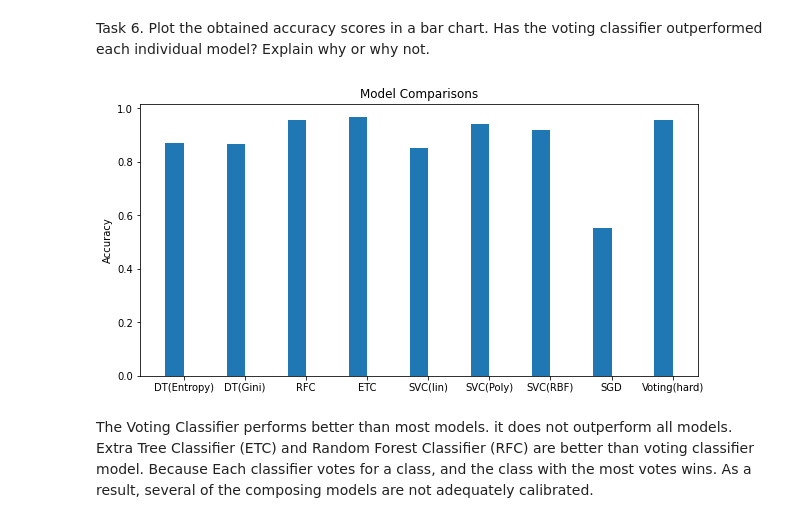
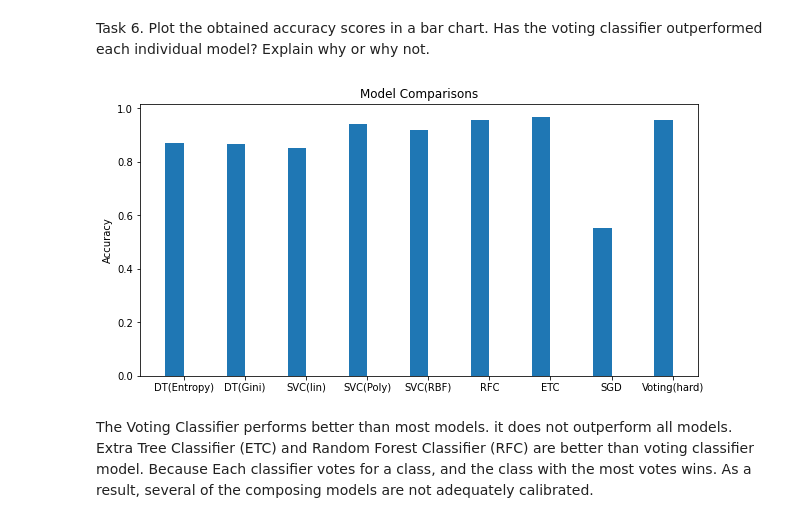
Before and after one commit to sg758253/sg1205, a Jupyter notebook: ADVDS/project5/letter_recognition.ipynb, the cells around one changed output. Drawn from its saved outputs; the diff is of its cells as text; code cells hidden in the pictures.

```diff
--- a/ADVDS/project5/letter_recognition.ipynb
+++ b/ADVDS/project5/letter_recognition.ipynb
@@ -220,21 +220,21 @@ Task 6. Plot the obtained accuracy scores in a bar chart. Has the voting classif
 # %%
 # Plotting all models
 
-labels = ['DT(Entropy)', 'DT(Gini)', 'RFC', 'ETC', 'SVC(lin)', 'SVC(Poly)', 'SVC(RBF)', 'SGD', 'Voting(hard)']
-training_scores = [dt_entropy_score, dt_gini_score, rfc_score, etc_score, svc_linear_score , svc_poly_score, svc_rbf_score, sgd_score, hard_voting_score]
+labels = ['DT(Entropy)', 'DT(Gini)', 'SVC(lin)', 'SVC(Poly)', 'SVC(RBF)', 'RFC', 'ETC', 'SGD', 'Voting(hard)']
+training_scores = [dt_entropy_score, dt_gini_score, svc_linear_score , svc_poly_score, svc_rbf_score, rfc_score, etc_score,  sgd_score, hard_voting_score]
 
 x = np.arange(len(labels))
 width = 0.3  # the width of the bars
 
 fig, ax = plt.subplots(figsize=(10,5))
 rects1 = ax.bar(x - width/2, training_scores, width)
 ax.set_ylabel('Accuracy')
 ax.set_xticks(x)
 ax.set_xticklabels(labels)
 plt.title('Model Comparisons')
 plt.show()
 # %% [output]
-[figure, old version]
+[figure, new version]
 # %% [markdown]
 The Voting Classifier performs better than most models.  it does not outperform all models. Extra Tree Classifier (ETC) and Random Forest Classifier (RFC) are better than voting classifier model. Because Each classifier votes for a class, and the class with the most votes wins. As a result, several of the composing models are not adequately calibrated.
 # %% [markdown]
```
Also changed, not shown: parts of 8 cells of this notebook.
